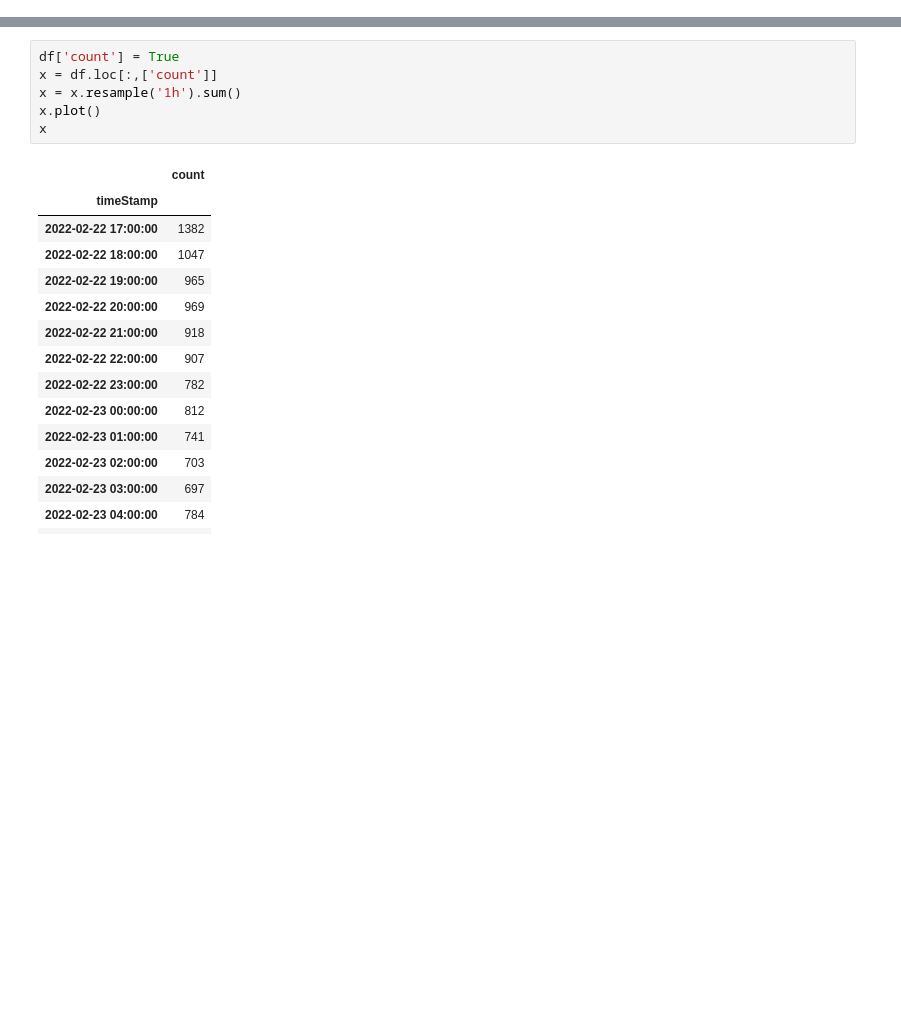
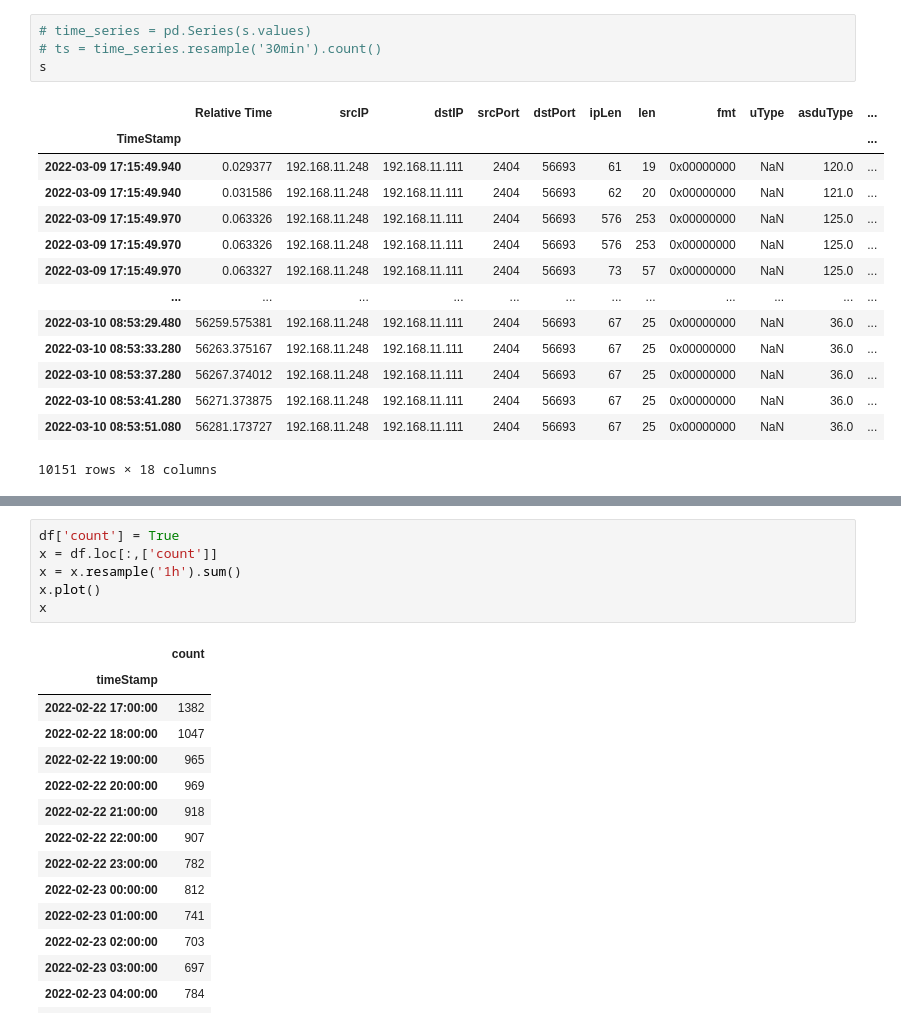
Before and after one commit to ankimme/vut-bp-ics-communication-analyzer, a Jupyter notebook: app.ipynb, the cells around one changed output, grey strips where cells are left out. Saved outputs shown, nothing was run; the diff lists cells and outputs as text; blank space fills up the shorter version.

```diff
--- a/app.ipynb
+++ b/app.ipynb
@@ -35 +80,20 @@ str(np.dtype('object'))
+# %%
+# time_series = pd.Series(s.values)
+# ts = time_series.resample('30min').count()
+s
+# %% [output]
+|  | Relative Time | srcIP | dstIP | srcPort | dstPort | ipLen | len | fmt | uType | asduType | ... |
+| TimeStamp |  |  |  |  |  |  |  |  |  |  | ... |
+| 2022-03-09 17:15:49.940 | 0.029377 | 192.168.11.248 | 192.168.11.111 | 2404 | 56693 | 61 | 19 | 0x00000000 | NaN | 120.0 | ... |
+| 2022-03-09 17:15:49.940 | 0.031586 | 192.168.11.248 | 192.168.11.111 | 2404 | 56693 | 62 | 20 | 0x00000000 | NaN | 121.0 | ... |
+| 2022-03-09 17:15:49.970 | 0.063326 | 192.168.11.248 | 192.168.11.111 | 2404 | 56693 | 576 | 253 | 0x00000000 | NaN | 125.0 | ... |
+| 2022-03-09 17:15:49.970 | 0.063326 | 192.168.11.248 | 192.168.11.111 | 2404 | 56693 | 576 | 253 | 0x00000000 | NaN | 125.0 | ... |
+| 2022-03-09 17:15:49.970 | 0.063327 | 192.168.11.248 | 192.168.11.111 | 2404 | 56693 | 73 | 57 | 0x00000000 | NaN | 125.0 | ... |
+| ... | ... | ... | ... | ... | ... | ... | ... | ... | ... | ... | ... |
+| 2022-03-10 08:53:29.480 | 56259.575381 | 192.168.11.248 | 192.168.11.111 | 2404 | 56693 | 67 | 25 | 0x00000000 | NaN | 36.0 | ... |
+| 2022-03-10 08:53:33.280 | 56263.375167 | 192.168.11.248 | 192.168.11.111 | 2404 | 56693 | 67 | 25 | 0x00000000 | NaN | 36.0 | ... |
+| 2022-03-10 08:53:37.280 | 56267.374012 | 192.168.11.248 | 192.168.11.111 | 2404 | 56693 | 67 | 25 | 0x00000000 | NaN | 36.0 | ... |
+| 2022-03-10 08:53:41.280 | 56271.373875 | 192.168.11.248 | 192.168.11.111 | 2404 | 56693 | 67 | 25 | 0x00000000 | NaN | 36.0 | ... |
+| 2022-03-10 08:53:51.080 | 56281.173727 | 192.168.11.248 | 192.168.11.111 | 2404 | 56693 | 67 | 25 | 0x00000000 | NaN | 36.0 | ... |
+10151 rows × 18 columns
 # %%
```
Also changed, not shown: parts of 11 cells of this notebook, 11 other files.
